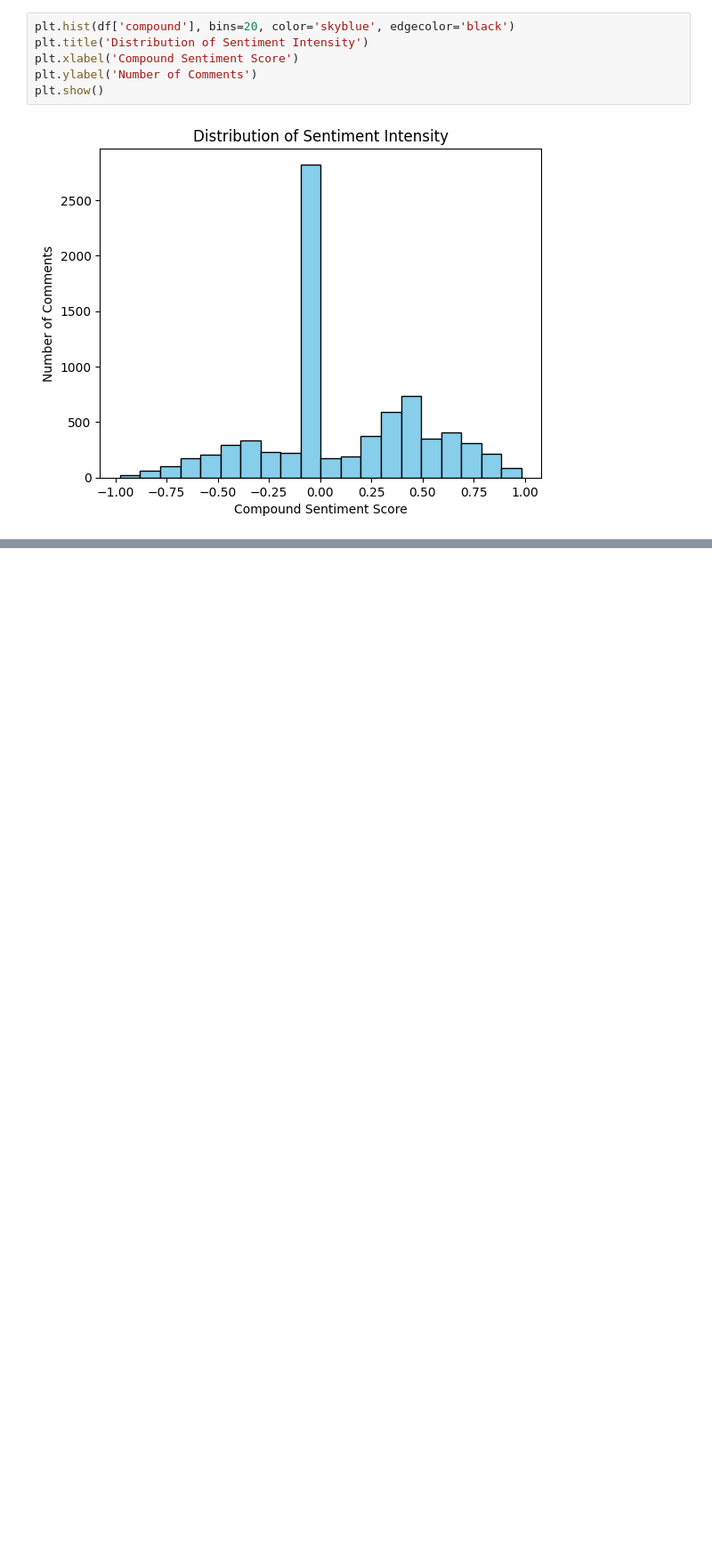
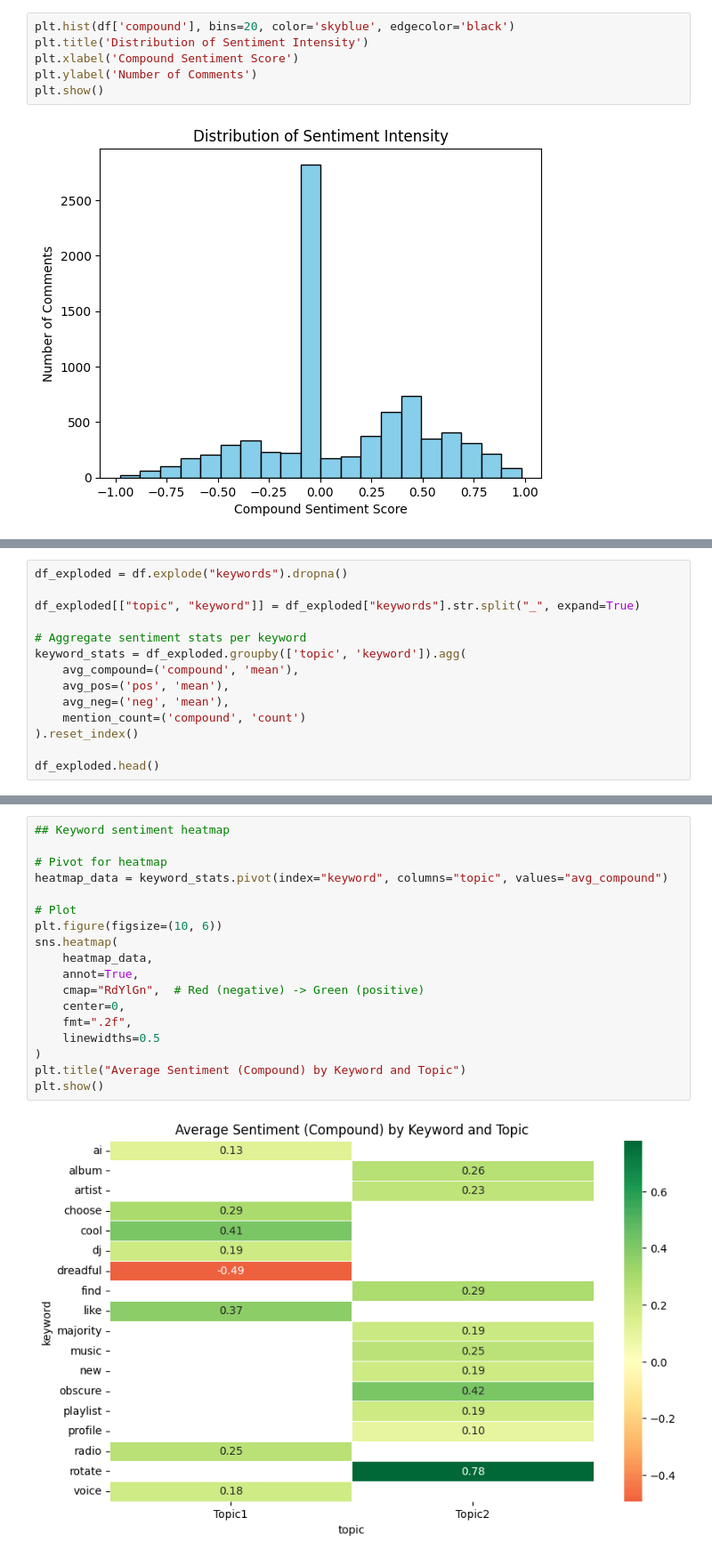
Before and after one commit to Prakhar896/SMAA2, a Jupyter notebook: analysis.ipynb, the cells around one changed output, grey strips where cells are left out. Shown at 89% size. Drawn from its saved outputs; the diff is of its cells as text; blank space fills up the shorter version.

```diff
--- a/analysis.ipynb
+++ b/analysis.ipynb
@@ -474,0 +522,14 @@ plt.show()
+# %%
+df_exploded = df.explode("keywords").dropna()
+
+df_exploded[["topic", "keyword"]] = df_exploded["keywords"].str.split("_", expand=True)
+
+# Aggregate sentiment stats per keyword
+keyword_stats = df_exploded.groupby(['topic', 'keyword']).agg(
+    avg_compound=('compound', 'mean'),
+    avg_pos=('pos', 'mean'),
+    avg_neg=('neg', 'mean'),
+    mention_count=('compound', 'count')
+).reset_index()
+
+df_exploded.head()
@@ -474,0 +543,20 @@ plt.show()
+# %%
+## Keyword sentiment heatmap
+
+# Pivot for heatmap
+heatmap_data = keyword_stats.pivot(index="keyword", columns="topic", values="avg_compound")
+
+# Plot
+plt.figure(figsize=(10, 6))
+sns.heatmap(
+    heatmap_data,
+    annot=True,
+    cmap="RdYlGn",  # Red (negative) -> Green (positive)
+    center=0,
+    fmt=".2f",
+    linewidths=0.5
+)
+plt.title("Average Sentiment (Compound) by Keyword and Topic")
+plt.show()
+# %% [output]
+[figure, added]
```
Also changed, not shown: parts of 12 cells of this notebook.
